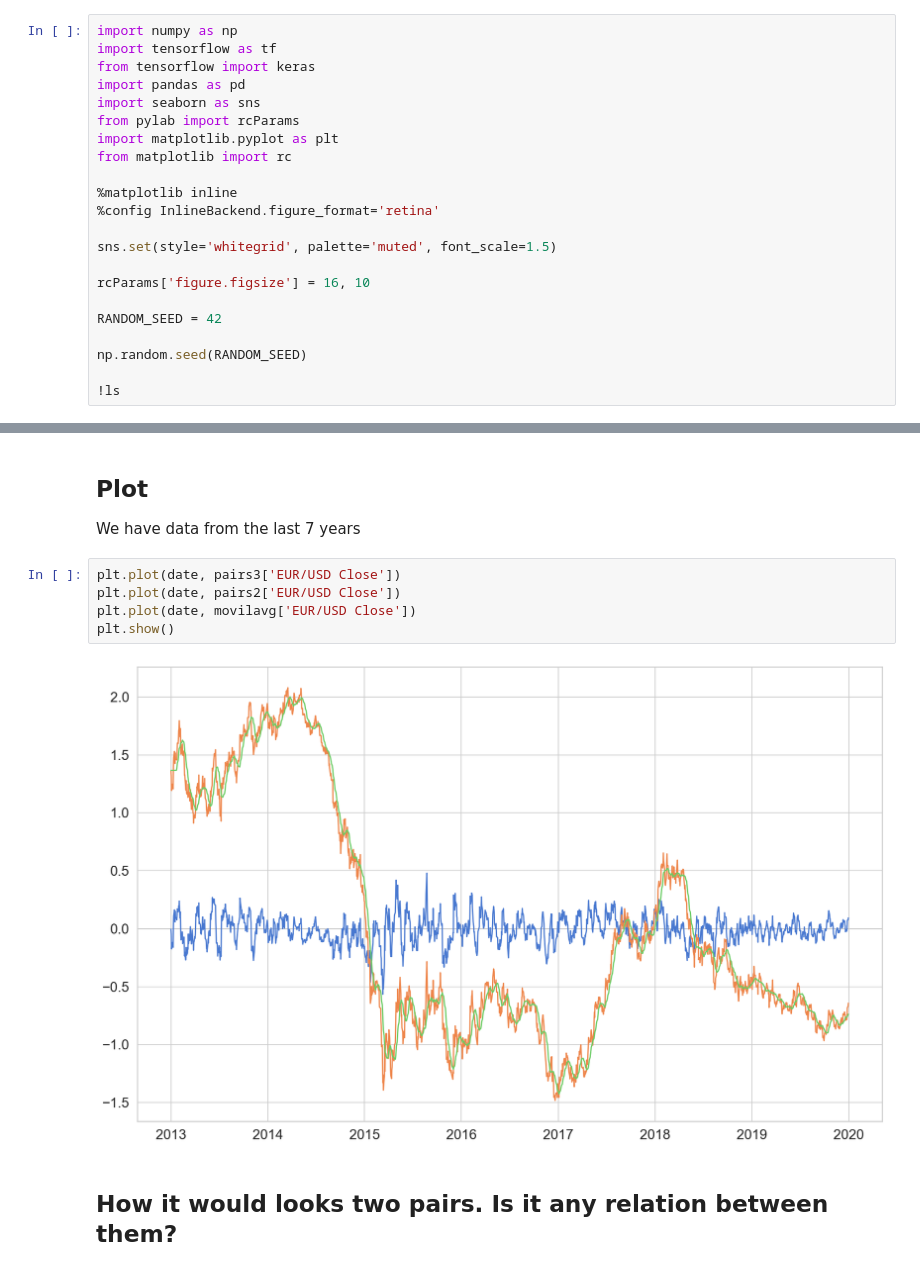
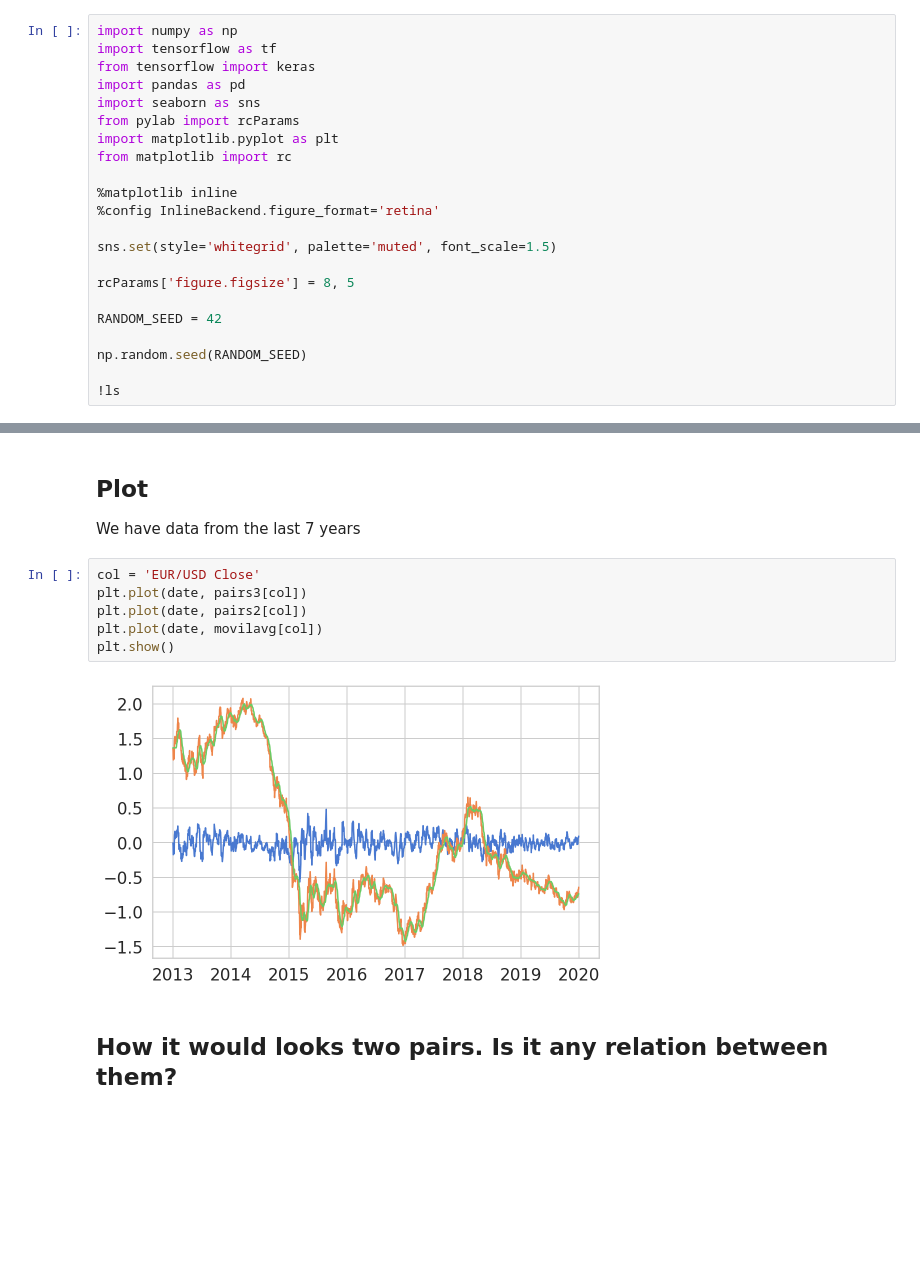
Before and after one commit to andcastillo/time-series, a Jupyter notebook: eurusd.ipynb, the cells around one changed output, grey strips where cells are left out. Saved outputs shown, nothing was run; the diff lists cells and outputs as text; blank space fills up the shorter version.

Commit message:
charts

```diff
--- a/eurusd.ipynb
+++ b/eurusd.ipynb
@@ -32,7 +32,7 @@ from matplotlib import rc
 
 sns.set(style='whitegrid', palette='muted', font_scale=1.5)
 
-rcParams['figure.figsize'] = 16, 10
+rcParams['figure.figsize'] = 8, 5
 
 RANDOM_SEED = 42
 
@@ -108,12 +116,13 @@ pairs3 = pairs2 - movilavg
 
 We have data from the last 7 years
 # %%
-plt.plot(date, pairs3['EUR/USD Close'])
-plt.plot(date, pairs2['EUR/USD Close'])
-plt.plot(date, movilavg['EUR/USD Close'])
+col = 'EUR/USD Close'
+plt.plot(date, pairs3[col])
+plt.plot(date, pairs2[col])
+plt.plot(date, movilavg[col])
 plt.show()
 # %% [output]
-[figure, old version]
+[figure, new version]
 # %% [markdown]
 ## How it would looks two pairs. Is it any relation between them?
 # %%
```
Also changed, not shown: parts of 11 cells of this notebook.
